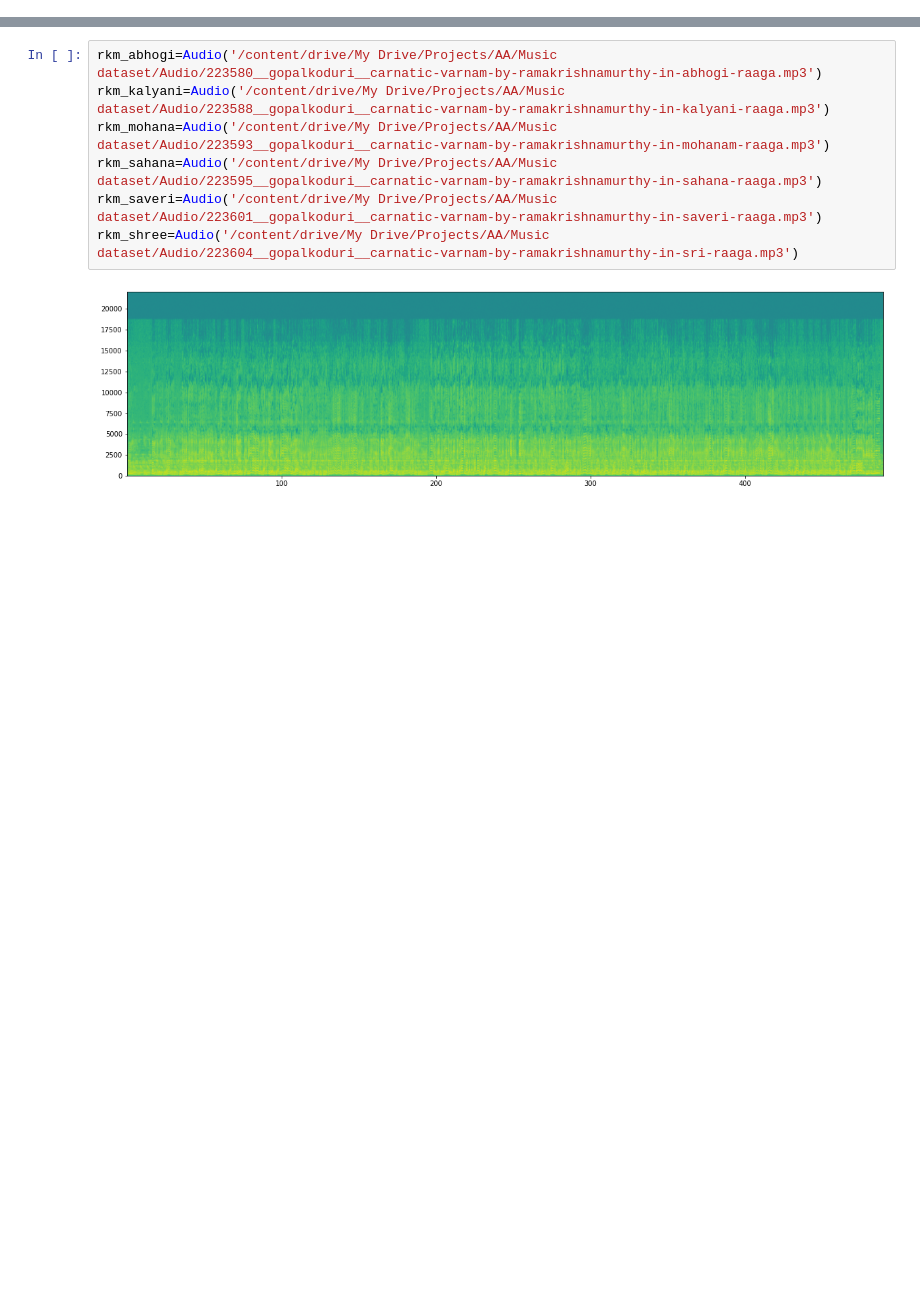
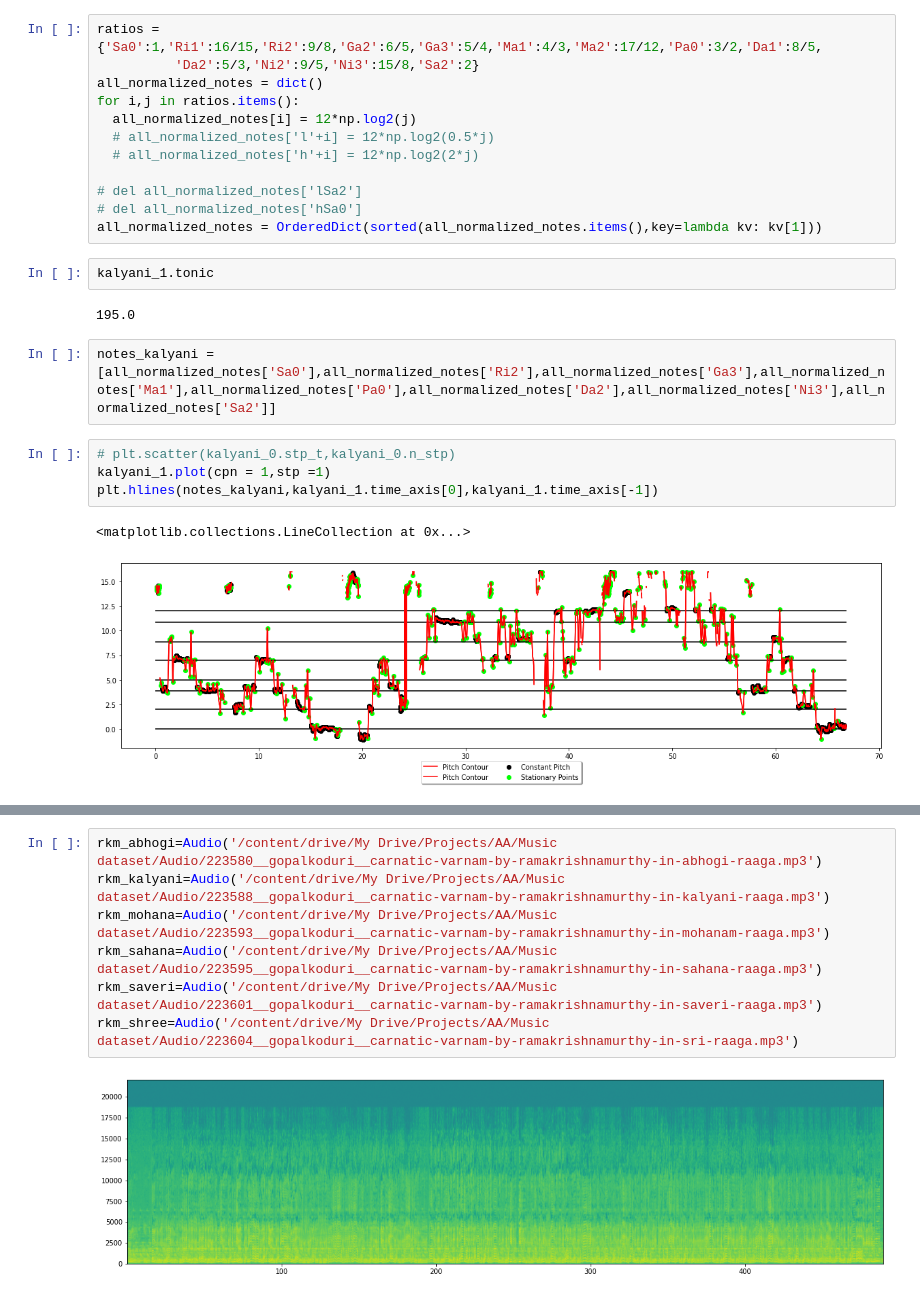
Before and after one commit to Kodhandarama/Audio_Analysis, a Jupyter notebook: pitch_contour.ipynb, the cells around one changed output, grey strips where cells are left out. Saved outputs shown, nothing was run; the diff lists cells and outputs as text; blank space fills up the shorter version.

Commit message:
Sequence of notes 1.0

```diff
--- a/pitch_contour.ipynb
+++ b/pitch_contour.ipynb
@@ -309,0 +323,25 @@ kalyani_2 = Audio('/content/drive/My Drive/Projects/AA/Music dataset/Kalyani/Rag
+# %%
+ratios = {'Sa0':1,'Ri1':16/15,'Ri2':9/8,'Ga2':6/5,'Ga3':5/4,'Ma1':4/3,'Ma2':17/12,'Pa0':3/2,'Da1':8/5,
+          'Da2':5/3,'Ni2':9/5,'Ni3':15/8,'Sa2':2}
+all_normalized_notes = dict()
+for i,j in ratios.items():
+  all_normalized_notes[i] = 12*np.log2(j)
+  # all_normalized_notes['l'+i] = 12*np.log2(0.5*j)
+  # all_normalized_notes['h'+i] = 12*np.log2(2*j)
+
+# del all_normalized_notes['lSa2']
+# del all_normalized_notes['hSa0']
+all_normalized_notes = OrderedDict(sorted(all_normalized_notes.items(),key=lambda kv: kv[1]))
+# %%
+kalyani_1.tonic
+# %% [output]
+195.0
+# %%
+notes_kalyani = [all_normalized_notes['Sa0'],all_normalized_notes['Ri2'],all_normalized_notes['Ga3'],all_normalized_notes['Ma1'],all_normalized_notes['Pa0'],all_normalized_notes['Da2'],all_normalized_notes['Ni3'],all_normalized_notes['Sa2']]
+# %%
+# plt.scatter(kalyani_0.stp_t,kalyani_0.n_stp)
+kalyani_1.plot(cpn = 1,stp =1)
+plt.hlines(notes_kalyani,kalyani_1.time_axis[0],kalyani_1.time_axis[-1])
+# %% [output]
+<matplotlib.collections.LineCollection at 0x...>
+[figure, added]
```
Also changed, not shown: parts of 22 cells of this notebook.
